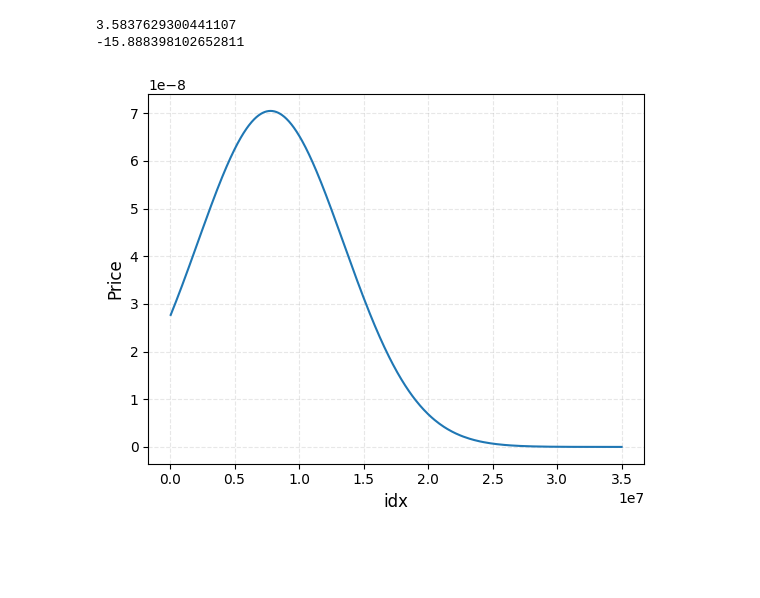
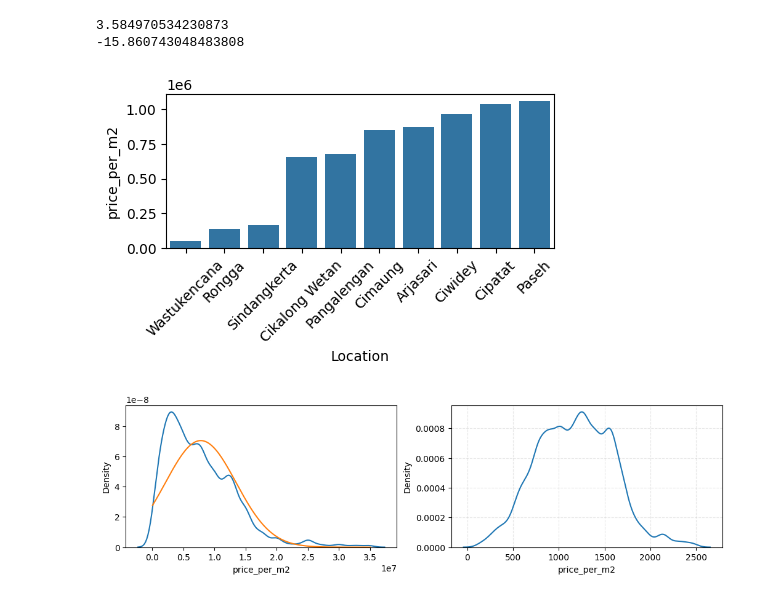
Before and after one commit to rafidamr/house-scorer, a Jupyter notebook: data_collector/wrangler-eda.ipynb, the cells around one changed output. Drawn from its saved outputs; the diff is of its cells as text; code cells hidden in the pictures; blank space fills up the shorter version.

Commit message:
normalize data for kde

```diff
--- a/data_collector/wrangler-eda.ipynb
+++ b/data_collector/wrangler-eda.ipynb
@@ -84,10 +64,12 @@ df.describe(include='all')
 # top = int(0.9795 * len(df))
 top = int(0.97 * len(df))
 bot = int(0 * len(df))
+df = df[df['price_per_m2'] >= 5e4]
 
 df_sorted = df.sort_values(by="price_per_m2", ascending=True)
 df_filtered = df_sorted.iloc[bot:top].reset_index(drop=True)
-# df2 = df_filtered[df_filtered["Location"] == "Dago, Bandung"].sort_values(by="price_per_m2", ascending=False).head()
-df_filtered.sort_values(by="price_per_m2", ascending=False)
+df_filtered = df_filtered[df_filtered['Link'] != '/properti/bandung/las2647328/']
+df_filtered = df_filtered[~df_filtered['Location'].str.contains('Cimahi')]
+df_filtered.describe(include='all')
 # %% [output]
 |  | PriceTitle | Location | Size | Agent | Link | Desc | price_per_m2 |
@@ -109,8 +90,8 @@ mean, min_, max_, std = price_per_m2.mean(), price_per_m2.min(), price_per_m2.ma
 print((min_ - (mean-2*std))/1e6)
 print(((mean+2*std) - max_)/1e6)
 # %% [output]
-3.5837629300441107
--15.888398102652811
+3.584970534230873
+-15.860743048483808
 # %%
 import seaborn as sns
 import matplotlib.pyplot as plt
@@ -117,10 +99,26 @@ import matplotlib.pyplot as plt
 from scipy.stats import norm
+# %%
+d = df_filtered.groupby('Location')['price_per_m2'].mean().to_frame().reset_index()
+d['Location'] = d['Location'].str.replace(r', Bandung', '', regex=True)
+d = d.sort_values('price_per_m2')
+_, ax = plt.subplots(figsize=(5,2))
+bar = sns.barplot(ax=ax, data=d.iloc[:10], x='Location', y='price_per_m2')
+bar.set_xticklabels(bar.get_xticklabels(), rotation=45)
+plt.show()
+# %% [output]
+[figure, added]
 # %%
 pdf = norm.pdf(df_filtered['price_per_m2'].sort_values(), mean, std)
-plt.plot(df_filtered['price_per_m2'].sort_values(), pdf)
-plt.xlabel("idx", size=12)
-plt.ylabel("Price", size=12)
+
+_, axes = plt.subplots(1,2, figsize=(12.5,3))
+sns.kdeplot(ax=axes[0], data=df_filtered['price_per_m2'].sort_values())
+axes[0].plot(df_filtered['price_per_m2'].sort_values(), pdf)
+dnorm = df_filtered['price_per_m2']**0.45
+sns.kdeplot(ax=axes[1], data=dnorm)
+
+plt.xlabel("price_per_m2")
+plt.ylabel("Density")
 plt.grid(True, alpha=0.3, linestyle="--")
 plt.show()
 # %% [output]
-[figure, old version]
+[figure, new version]
```
Also changed, not shown: parts of 5 cells of this notebook, 2 other files.
